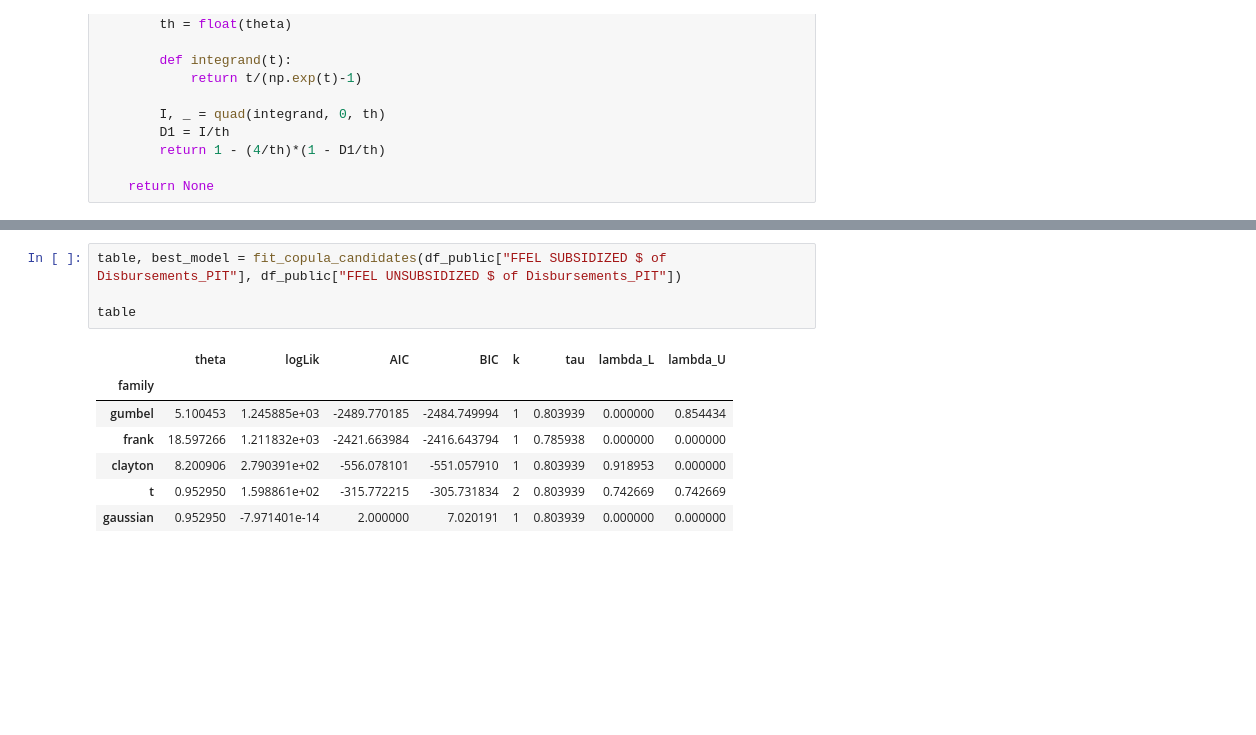
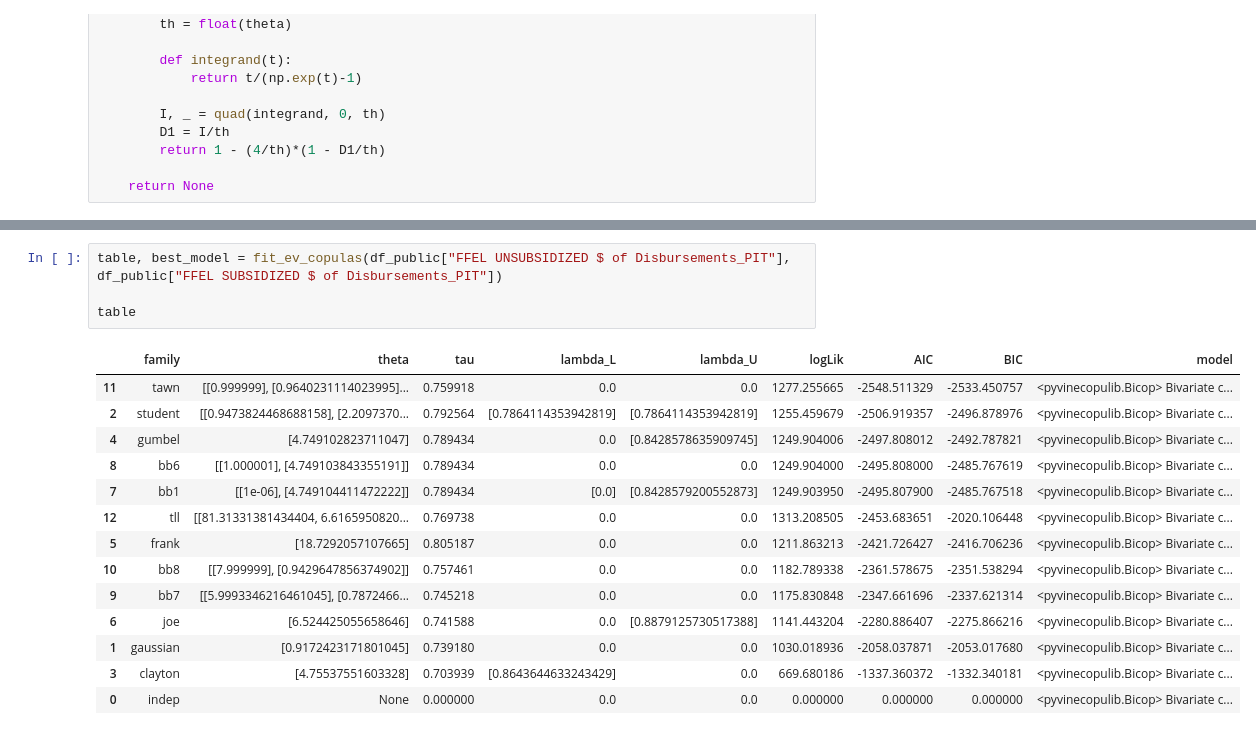
Before and after one commit to CA0307-II-2025/grupo-3, a Jupyter notebook: cod/pit.ipynb, the cells around one changed output, grey strips where cells are left out. Cells and saved outputs as stored; diff of their text form; blank space fills up the shorter version.

```diff
--- a/cod/pit.ipynb
+++ b/cod/pit.ipynb
@@ -749,14 +844,21 @@ def plot_copula_diagnostics(
     plt.show()
 # %%
-table, best_model = fit_copula_candidates(df_public["FFEL SUBSIDIZED $ of Disbursements_PIT"], df_public["FFEL UNSUBSIDIZED $ of Disbursements_PIT"])
+table, best_model = fit_ev_copulas(df_public["FFEL UNSUBSIDIZED $ of Disbursements_PIT"], df_public["FFEL SUBSIDIZED $ of Disbursements_PIT"])
 
 table
 # %% [output]
-|  | theta | logLik | AIC | BIC | k | tau | lambda_L | lambda_U |
-| family |  |  |  |  |  |  |  |  |
-| gumbel | 5.100453 | 1.245885e+03 | -2489.770185 | -2484.749994 | 1 | 0.803939 | 0.000000 | 0.854434 |
-| frank | 18.597266 | 1.211832e+03 | -2421.663984 | -2416.643794 | 1 | 0.785938 | 0.000000 | 0.000000 |
-| clayton | 8.200906 | 2.790391e+02 | -556.078101 | -551.057910 | 1 | 0.803939 | 0.918953 | 0.000000 |
-| t | 0.952950 | 1.598861e+02 | -315.772215 | -305.731834 | 2 | 0.803939 | 0.742669 | 0.742669 |
-| gaussian | 0.952950 | -7.971401e-14 | 2.000000 | 7.020191 | 1 | 0.803939 | 0.000000 | 0.000000 |
+|  | family | theta | tau | lambda_L | lambda_U | logLik | AIC | BIC | model |
+| 11 | tawn | [[0.999999], [0.9640231114023995]... | 0.759918 | 0.0 | 0.0 | 1277.255665 | -2548.511329 | -2533.450757 | <pyvinecopulib.Bicop> Bivariate c... |
+| 2 | student | [[0.9473824468688158], [2.2097370... | 0.792564 | [0.7864114353942819] | [0.7864114353942819] | 1255.459679 | -2506.919357 | -2496.878976 | <pyvinecopulib.Bicop> Bivariate c... |
+| 4 | gumbel | [4.749102823711047] | 0.789434 | 0.0 | [0.8428578635909745] | 1249.904006 | -2497.808012 | -2492.787821 | <pyvinecopulib.Bicop> Bivariate c... |
+| 8 | bb6 | [[1.000001], [4.749103843355191]] | 0.789434 | 0.0 | 0.0 | 1249.904000 | -2495.808000 | -2485.767619 | <pyvinecopulib.Bicop> Bivariate c... |
+| 7 | bb1 | [[1e-06], [4.749104411472222]] | 0.789434 | [0.0] | [0.8428579200552873] | 1249.903950 | -2495.807900 | -2485.767518 | <pyvinecopulib.Bicop> Bivariate c... |
+| 12 | tll | [[81.31331381434404, 6.6165950820... | 0.769738 | 0.0 | 0.0 | 1313.208505 | -2453.683651 | -2020.106448 | <pyvinecopulib.Bicop> Bivariate c... |
+| 5 | frank | [18.7292057107665] | 0.805187 | 0.0 | 0.0 | 1211.863213 | -2421.726427 | -2416.706236 | <pyvinecopulib.Bicop> Bivariate c... |
+| 10 | bb8 | [[7.999999], [0.9429647856374902]] | 0.757461 | 0.0 | 0.0 | 1182.789338 | -2361.578675 | -2351.538294 | <pyvinecopulib.Bicop> Bivariate c... |
+| 9 | bb7 | [[5.9993346216461045], [0.7872466... | 0.745218 | 0.0 | 0.0 | 1175.830848 | -2347.661696 | -2337.621314 | <pyvinecopulib.Bicop> Bivariate c... |
+| 6 | joe | [6.524425055658646] | 0.741588 | 0.0 | [0.8879125730517388] | 1141.443204 | -2280.886407 | -2275.866216 | <pyvinecopulib.Bicop> Bivariate c... |
+| 1 | gaussian | [0.9172423171801045] | 0.739180 | 0.0 | 0.0 | 1030.018936 | -2058.037871 | -2053.017680 | <pyvinecopulib.Bicop> Bivariate c... |
+| 3 | clayton | [4.75537551603328] | 0.703939 | [0.8643644633243429] | 0.0 | 669.680186 | -1337.360372 | -1332.340181 | <pyvinecopulib.Bicop> Bivariate c... |
+| 0 | indep | None | 0.000000 | 0.0 | 0.0 | 0.000000 | 0.000000 | 0.000000 | <pyvinecopulib.Bicop> Bivariate c... |
 # %%
```
Also changed, not shown: parts of 4 cells of this notebook.
